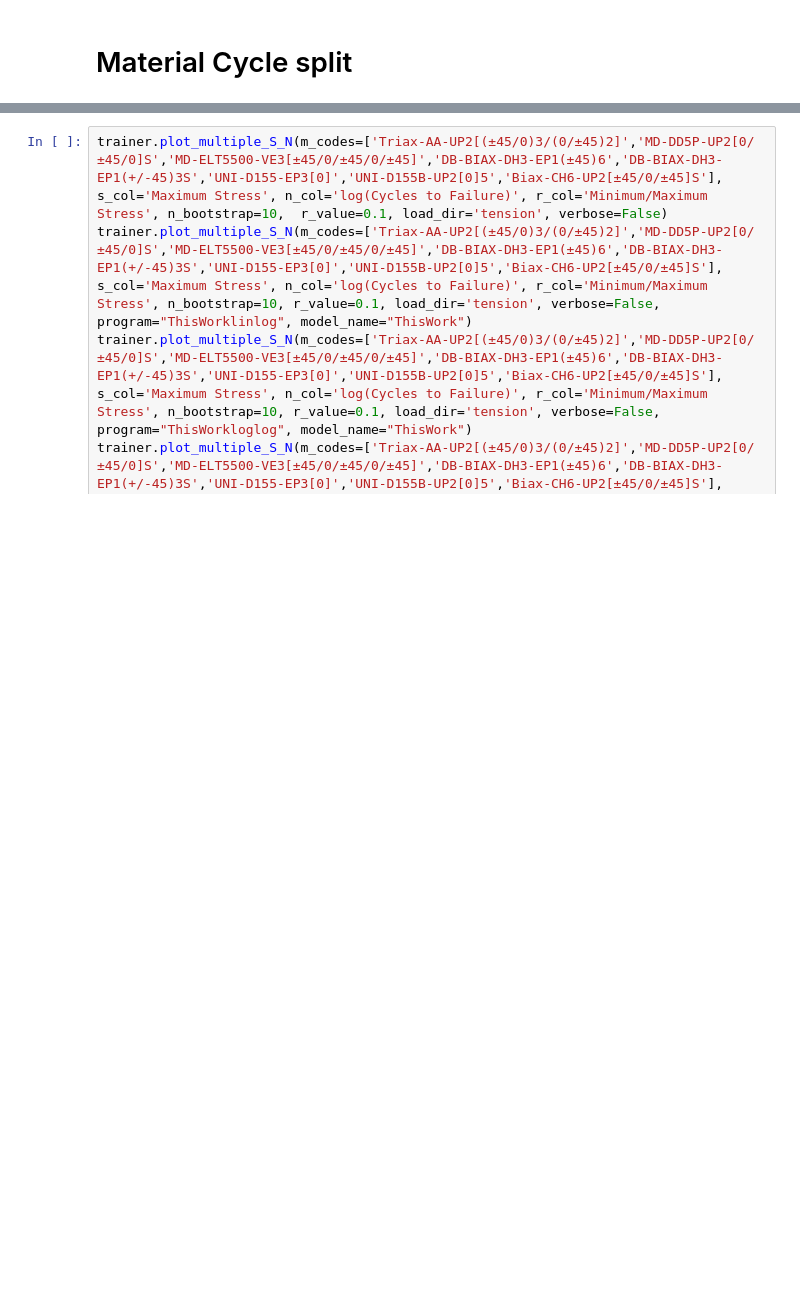
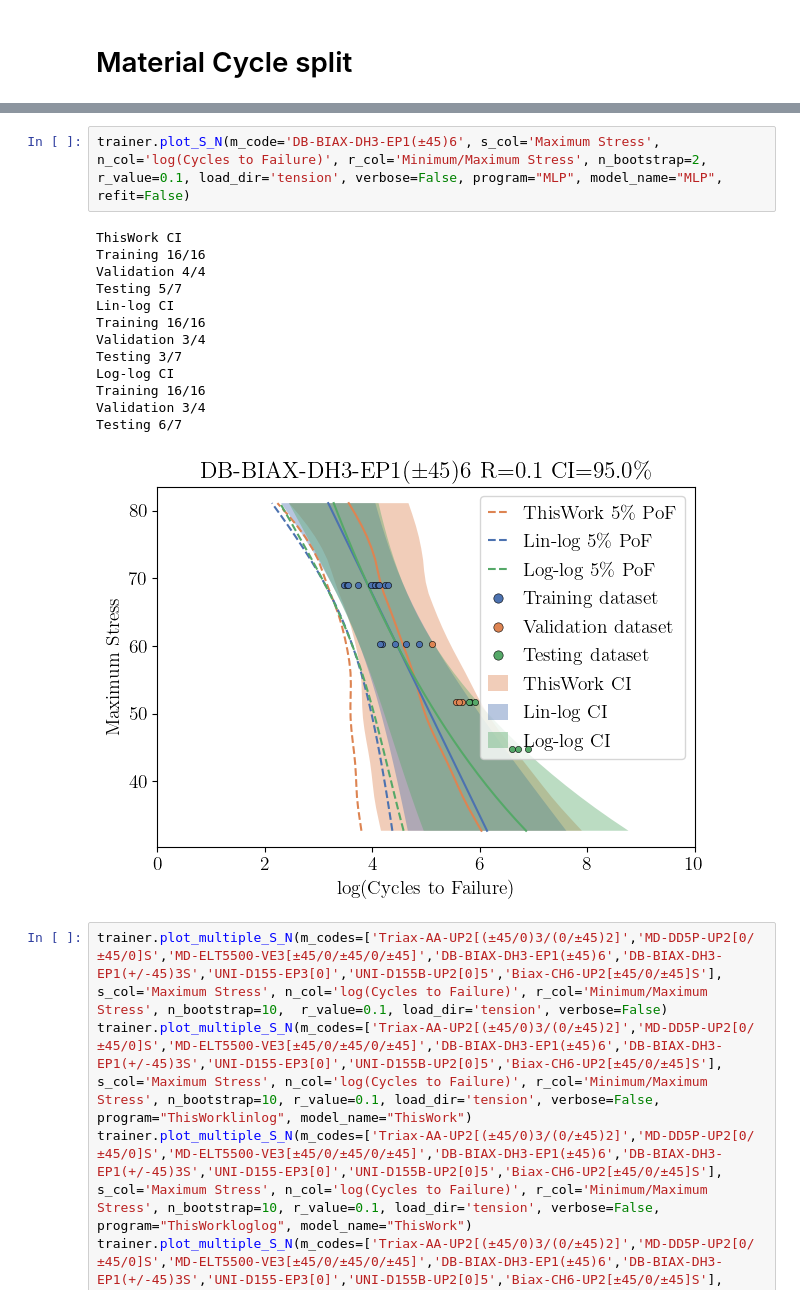
Before and after one commit to Luwen-Zhang/SNEnsemble, a Jupyter notebook: notebooks/main.ipynb, the cells around one changed output, grey strips where cells are left out. Cells and saved outputs as stored; diff of their text form; blank space fills up the shorter version.

```diff
--- a/notebooks/main.ipynb
+++ b/notebooks/main.ipynb
@@ -142,3 +364,19 @@ trainer.train(verbose=True)
+# %%
+trainer.plot_S_N(m_code='DB-BIAX-DH3-EP1(±45)6', s_col='Maximum Stress', n_col='log(Cycles to Failure)', r_col='Minimum/Maximum Stress', n_bootstrap=2, r_value=0.1, load_dir='tension', verbose=False, program="MLP", model_name="MLP", refit=False)
+# %% [output]
+ThisWork CI
+Training 16/16
+Validation 4/4
+Testing 5/7
+Lin-log CI
+Training 16/16
+Validation 3/4
+Testing 3/7
+Log-log CI
+Training 16/16
+Validation 3/4
+Testing 6/7
+[figure, added]
 # %%
 trainer.plot_multiple_S_N(m_codes=['Triax-AA-UP2[(±45/0)3/(0/±45)2]','MD-DD5P-UP2[0/±45/0]S','MD-ELT5500-VE3[±45/0/±45/0/±45]','DB-BIAX-DH3-EP1(±45)6','DB-BIAX-DH3-EP1(+/-45)3S','UNI-D155-EP3[0]','UNI-D155B-UP2[0]5','Biax-CH6-UP2[±45/0/±45]S'], s_col='Maximum Stress', n_col='log(Cycles to Failure)', r_col='Minimum/Maximum Stress', n_bootstrap=10,  r_value=0.1, load_dir='tension', verbose=False)
 trainer.plot_multiple_S_N(m_codes=['Triax-AA-UP2[(±45/0)3/(0/±45)2]','MD-DD5P-UP2[0/±45/0]S','MD-ELT5500-VE3[±45/0/±45/0/±45]','DB-BIAX-DH3-EP1(±45)6','DB-BIAX-DH3-EP1(+/-45)3S','UNI-D155-EP3[0]','UNI-D155B-UP2[0]5','Biax-CH6-UP2[±45/0/±45]S'], s_col='Maximum Stress', n_col='log(Cycles to Failure)', r_col='Minimum/Maximum Stress', n_bootstrap=10, r_value=0.1, load_dir='tension', verbose=False, program="ThisWorklinlog", model_name="ThisWork")
```
Also changed, not shown: parts of 58 cells of this notebook.
